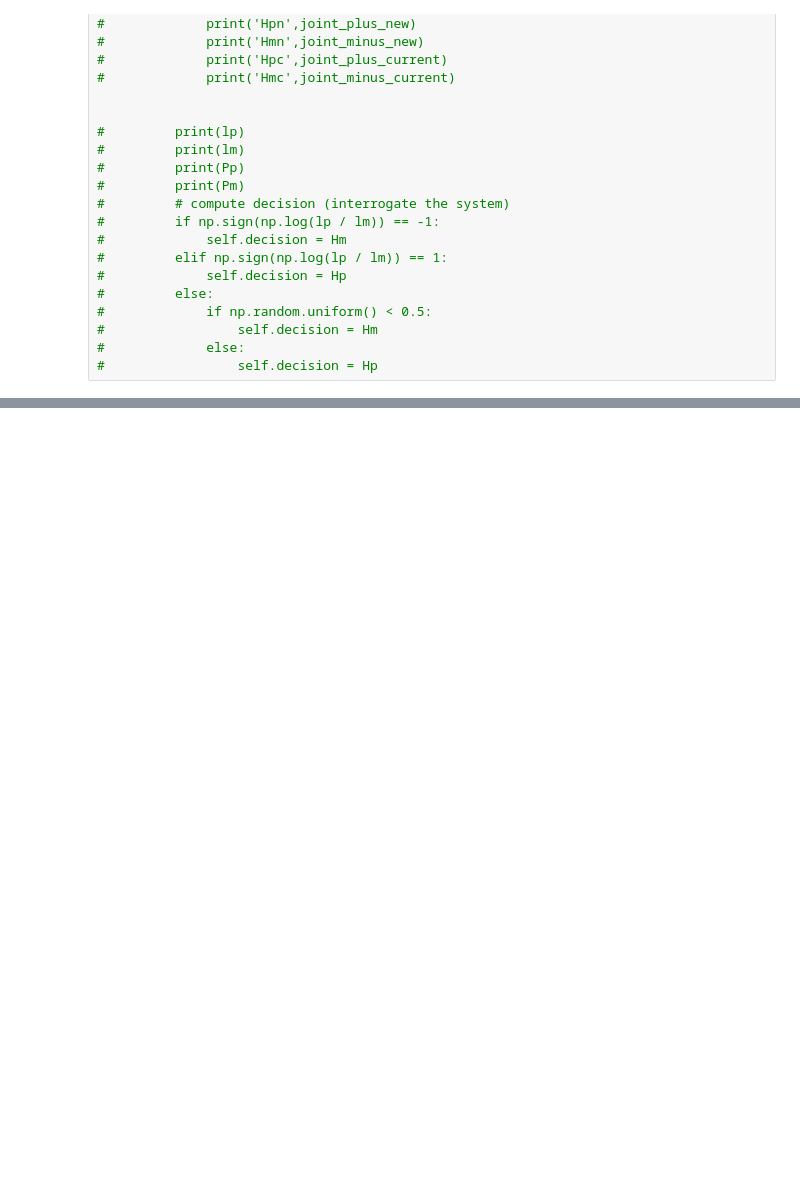
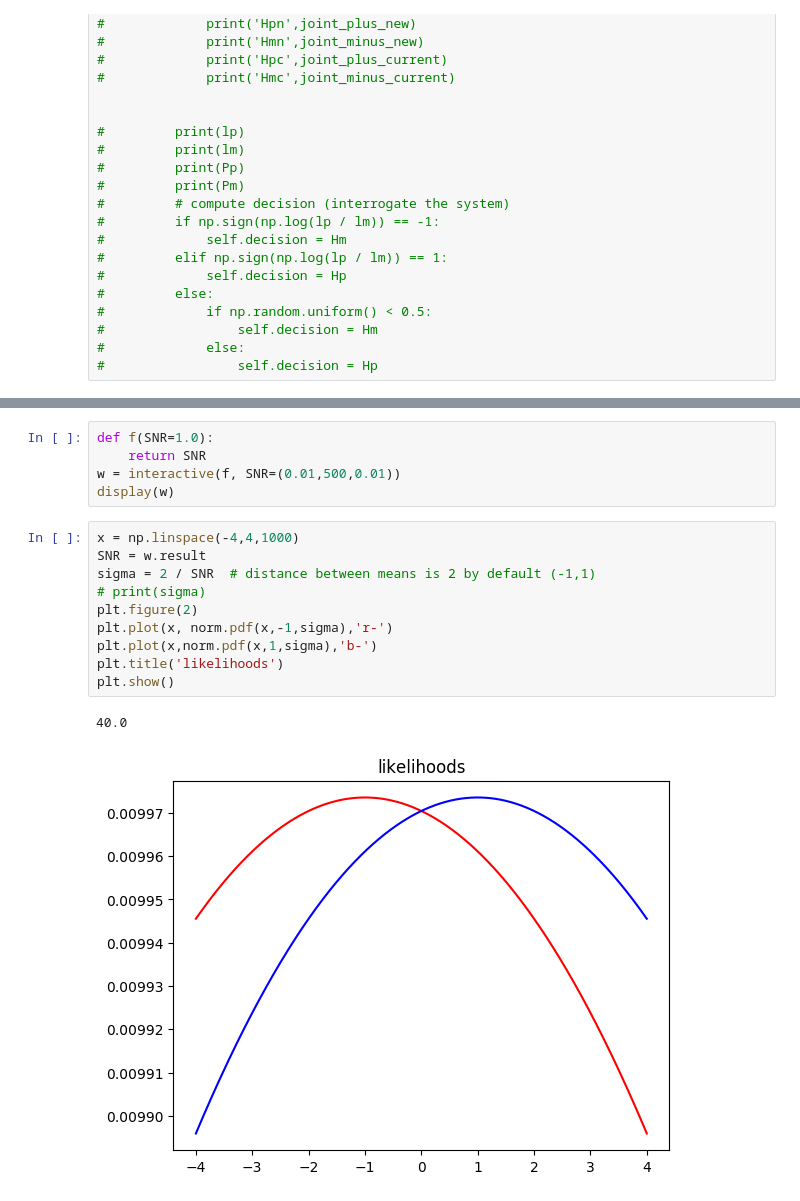
Before and after one commit to aernesto/dots-reversal-ideal-obs, a Jupyter notebook: Jupyter_1.ipynb, the cells around one changed output, grey strips where cells are left out. Cells and saved outputs as stored; diff of their text form; blank space fills up the shorter version.

```diff
--- a/Jupyter_1.ipynb
+++ b/Jupyter_1.ipynb
@@ -406 +448,19 @@ class ObsTrial(IdealObs):
+# %%
+def f(SNR=1.0):
+    return SNR
+w = interactive(f, SNR=(0.01,500,0.01))
+display(w)
+# %%
+x = np.linspace(-4,4,1000)
+SNR = w.result
+sigma = 2 / SNR  # distance between means is 2 by default (-1,1)
+# print(sigma)
+plt.figure(2)
+plt.plot(x, norm.pdf(x,-1,sigma),'r-')
+plt.plot(x,norm.pdf(x,1,sigma),'b-')
+plt.title('likelihoods')
+plt.show()
+# %% [output]
+40.0
+[figure, added]
 # %%
```
Also changed, not shown: parts of 10 cells of this notebook.
